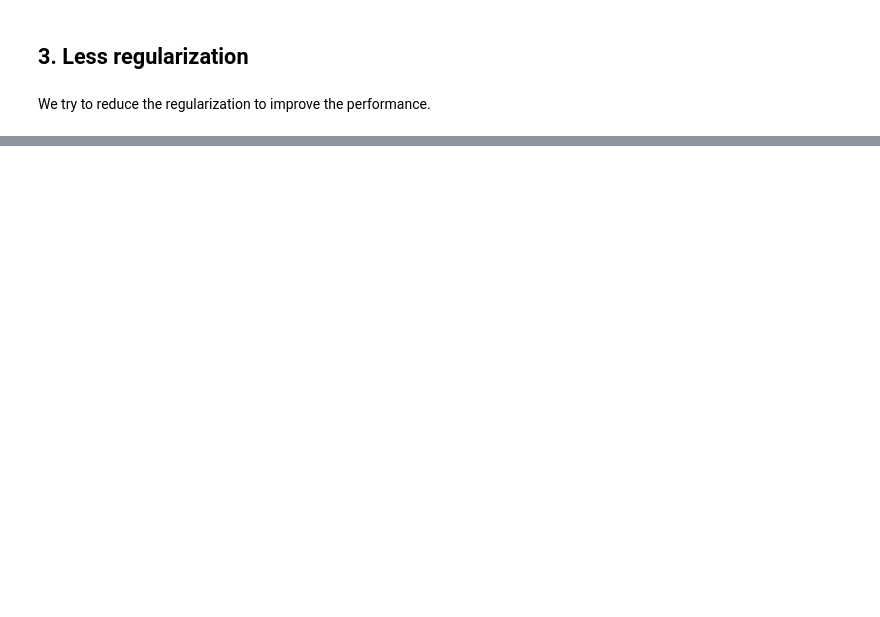
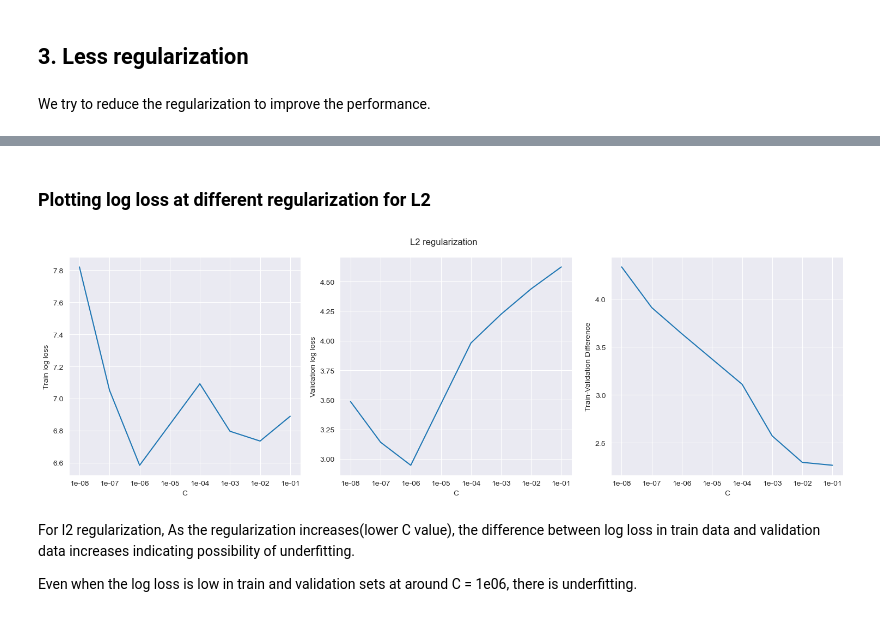
Before and after one commit to ericks-on/Online-Shoppers-logistic-regression-model, a Jupyter notebook: index.ipynb, the cells around one changed output, grey strips where cells are left out. Drawn from its saved outputs; the diff is of its cells as text; code cells hidden in the pictures; blank space fills up the shorter version.

Commit message:
chose the final model

```diff
--- a/index.ipynb
+++ b/index.ipynb
@@ -432,7 +393,8 @@ There is class imbalance in the target variable with about 78% of the sessions l
 We first fit a baseline model with the data as is.
 # %%
 scaler = StandardScaler()
-numeric_training = X_train.select_dtypes(exclude='object')
+numeric_training = X_train.select_dtypes(exclude='object').drop('Wkd',
+                                                                axis=1)
 
 # scaling X
 X_train_scaled = pd.DataFrame(
@@ -495,7 +457,8 @@ def get_train_val_loss(model, X_train, y_train, cont_cols, cat_cols):
     SMOTE oversampling to reduce class imbalance
     Args:
         model: the model
-        X_train: the model features for train data
+        X_train: the model features for train data where dummy variables are already
+            created
         y_train: the target in the train data
         cont_cols: list of continuous columns
         cat_cols: list of categorical columns
@@ -572,10 +563,7 @@ def get_train_val_loss(model, X_train, y_train, cont_cols, cat_cols):
 # %%
-cat_cols = X_train_dummy.columns
-cont_cols = numeric_training.columns
-
 oversampled_train_loss, oversampled_val_loss = get_train_val_loss(
     baseline_model,
-    X_train,
+    X_train_preprocessed,
     y_train,
     cont_cols,
     cat_cols
@@ -613,0 +633,6 @@ There is no improvement in performance even after taking more time. Lets try dif
+# %%
+l2_loss_df = pd.DataFrame(l2_log_loss_items)
+l2_loss_df['Train val difference'] = l2_loss_df['train_loss'] - \
+    l2_loss_df['val_loss']
+
+l2_loss_df
@@ -613,0 +649,63 @@ There is no improvement in performance even after taking more time. Lets try dif
+# %% [markdown]
+### Plotting log loss at different regularization for L2
+# %%
+from matplotlib.ticker import FuncFormatter
+
+# Plotting
+
+
+def scientific_format(x, _):
+    return f'{x:.0e}'
+
+
+# Plotting
+fig, axes = plt.subplots(ncols=3, figsize=(15, 5))
+
+# c vs train loss
+sns.lineplot(
+    data=l2_loss_df,
+    x='c',
+    y='train_loss',
+    ax=axes[0]
+)
+axes[0].set_xlabel('C')
+axes[0].set_ylabel('Train log loss')
+axes[0].set_xscale('log')
+axes[0].set_xticks([0.1, 0.01, 0.001, 1e-4, 1e-5, 1e-6, 1e-7, 1e-8])
+axes[0].xaxis.set_major_formatter(FuncFormatter(scientific_format))
+
+# c vs val loss
+sns.lineplot(
+    data=l2_loss_df,
+    x='c',
+    y='val_loss',
+    ax=axes[1]
+)
+axes[1].set_xlabel('C')
+axes[1].set_ylabel('Validation log loss')
+axes[1].set_xscale('log')
+axes[1].set_xticks([0.1, 0.01, 0.001, 1e-4, 1e-5, 1e-6, 1e-7, 1e-8])
+axes[1].xaxis.set_major_formatter(FuncFormatter(scientific_format))
+
+# c vs difference
+sns.lineplot(
+    data=l2_loss_df,
+    x='c',
+    y='Train val difference',
+    ax=axes[2]
+)
+axes[2].set_xlabel('C')
+axes[2].set_ylabel('Train-Validation Difference')
+axes[2].set_xscale('log')
+axes[2].set_xticks([0.1, 0.01, 0.001, 1e-4, 1e-5, 1e-6, 1e-7, 1e-8])
+axes[2].xaxis.set_major_formatter(FuncFormatter(scientific_format))
+
+fig.suptitle('L2 regularization')
+plt.tight_layout()
+plt.show()
+# %% [output]
+[figure, added]
+# %% [markdown]
+For l2 regularization, As the regularization increases(lower C value), the difference between log loss in train data and validation data increases indicating possibility of underfitting.
+
+Even when the log loss is low in train and validation sets at around C = 1e06, there is underfitting.
```
Also changed, not shown: parts of 39 cells of this notebook.
